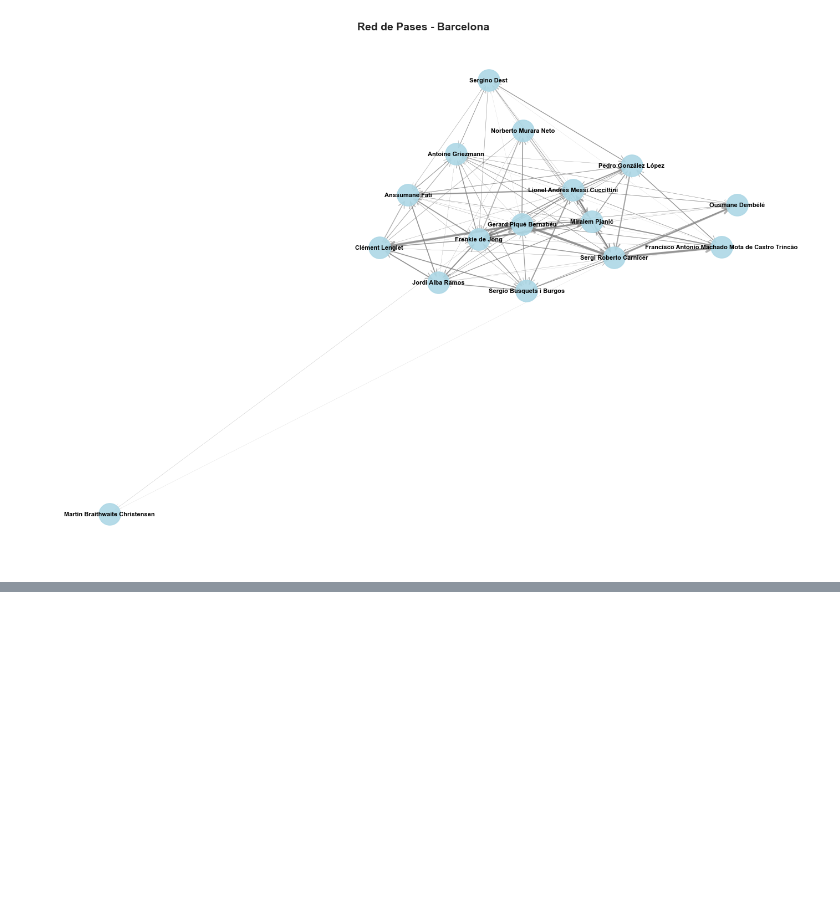
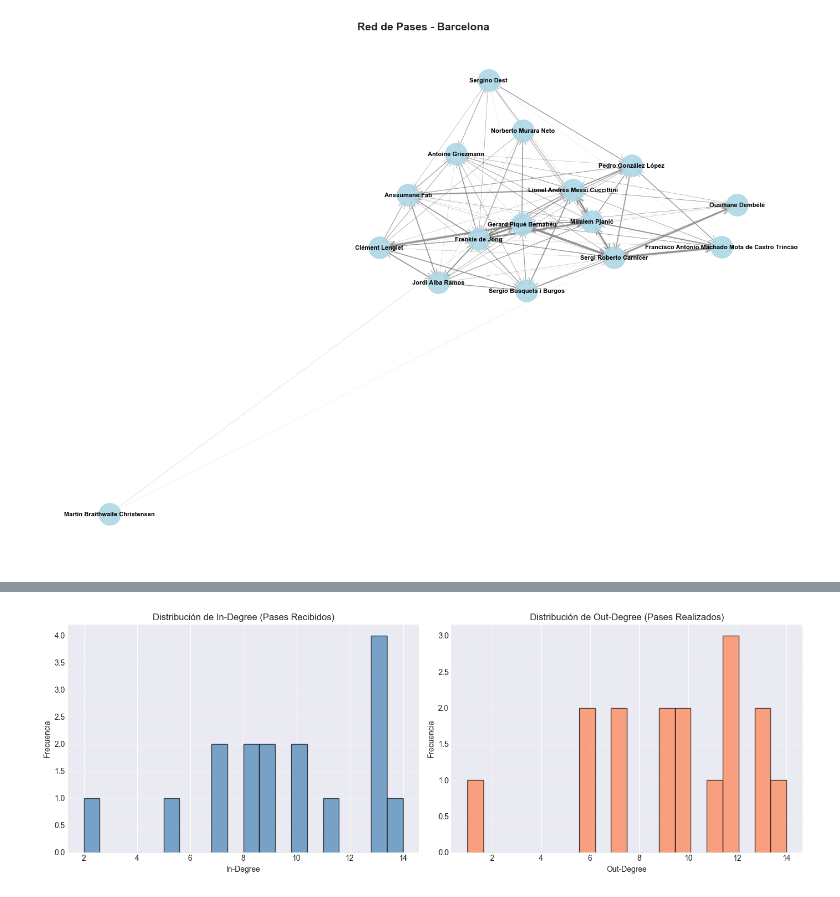
Before and after one commit to JaviTateG/tfg-football-tactical-modeling, a Jupyter notebook: notebooks/01_data_exploration.ipynb, the cells around one changed output, grey strips where cells are left out. Saved outputs shown, nothing was run; the diff lists cells and outputs as text; code cells hidden in the pictures; blank space fills up the shorter version.

```diff
--- a/notebooks/01_data_exploration.ipynb
+++ b/notebooks/01_data_exploration.ipynb
@@ -494,0 +623,5 @@ pass_graph.visualize(
+# %%
+# Visualizar distribución de grados
+metrics_calc.visualize_degree_distribution()
+# %% [output]
+[figure, added]
```
Also changed, not shown: parts of 8 cells of this notebook, 1 other file.
